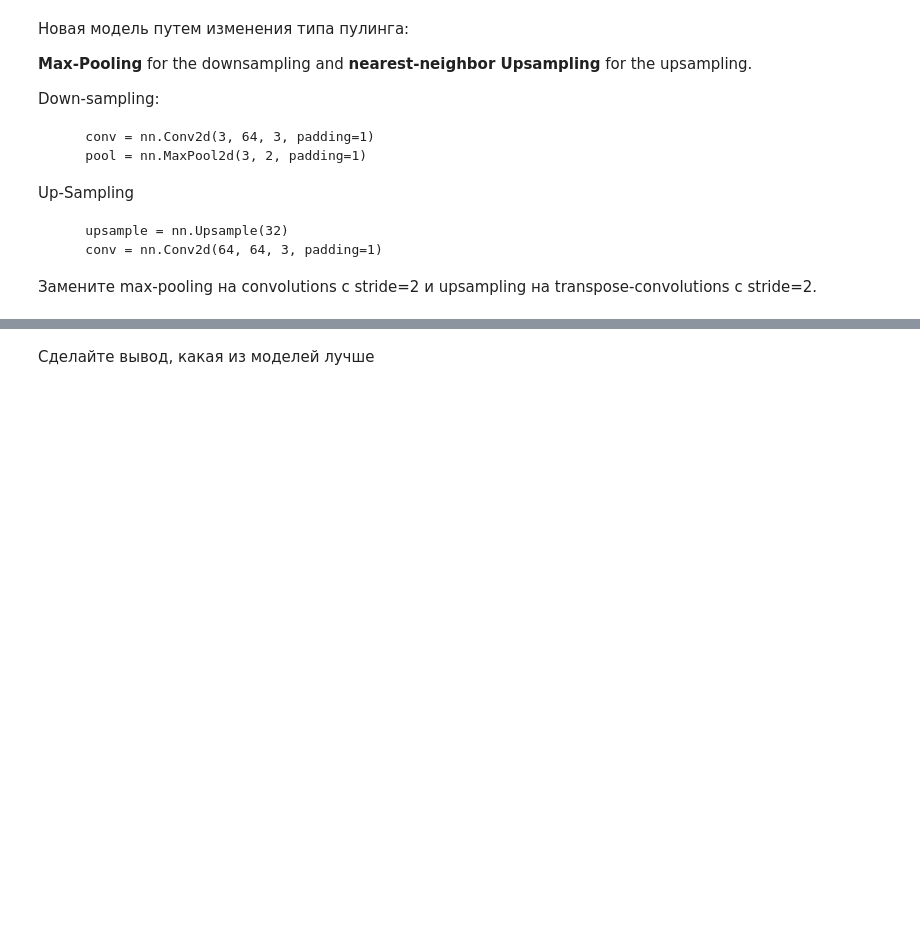
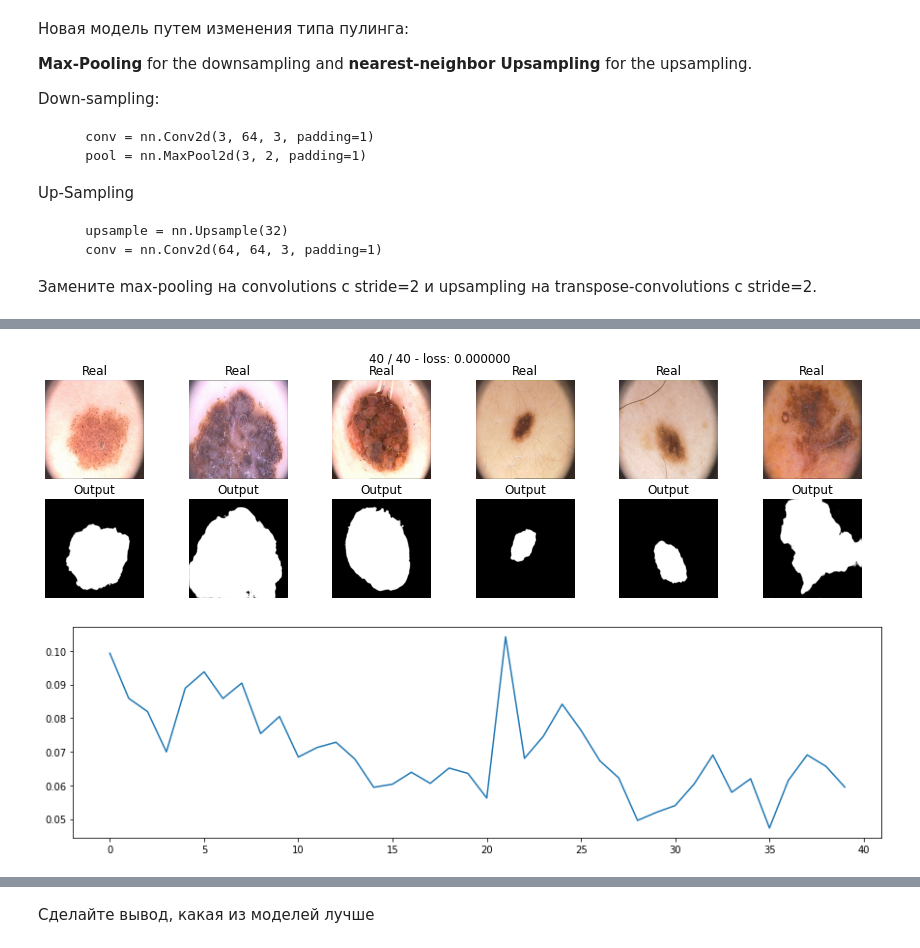
Before and after one commit to OlegTkhor/DLS_homework, a Jupyter notebook: [hw]semantic_segmentation.ipynb, the cells around one changed output, grey strips where cells are left out. Cells and saved outputs as stored; diff of their text form; code cells hidden in the pictures; blank space fills up the shorter version.

```diff
--- a/[hw]semantic_segmentation.ipynb
+++ b/[hw]semantic_segmentation.ipynb
@@ -911,0 +923,9 @@ train(unet2_model, optim.Adam(unet2_model.parameters()), bce_loss, 5, data_tr, d
+# %%
+unet2_model_dice = UNet2().to(device)
+unet2_model_dice, unet2_dice_loss = train(unet2_model_dice, optim.Adam(unet2_model.parameters()), dice_loss, 40, data_tr, data_val)
+unet2_model_dice.to('cpu')
+plt.plot(unet2_dice_loss)
+plt.show()
+# %% [output]
+[figure, added]
+[figure, added]
```
Also changed, not shown: parts of 18 cells of this notebook.
